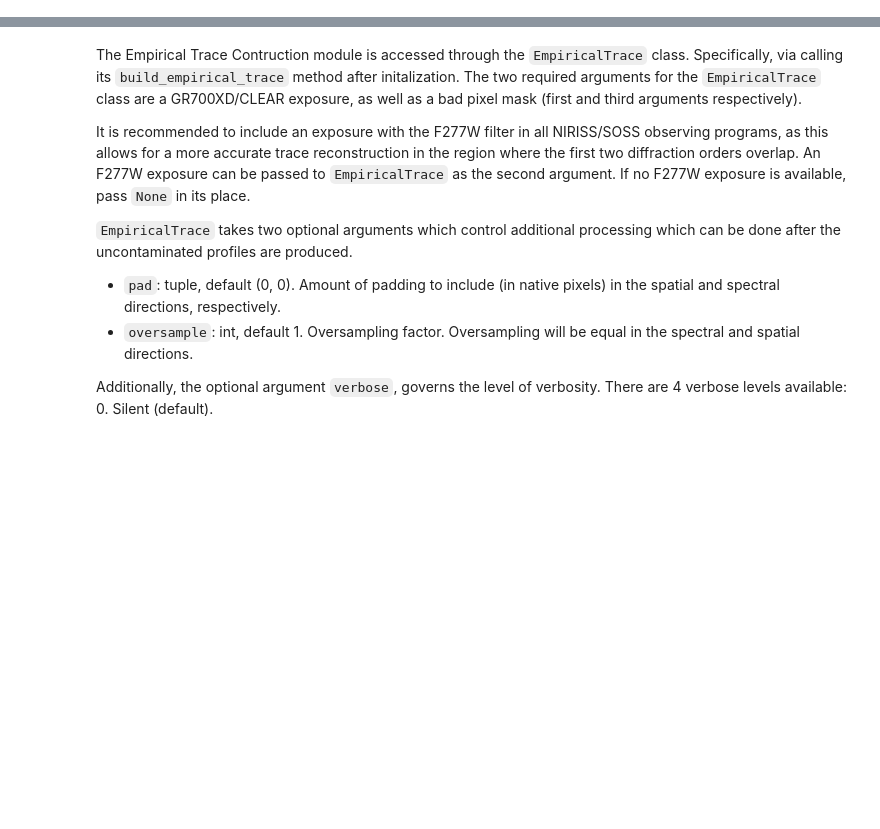
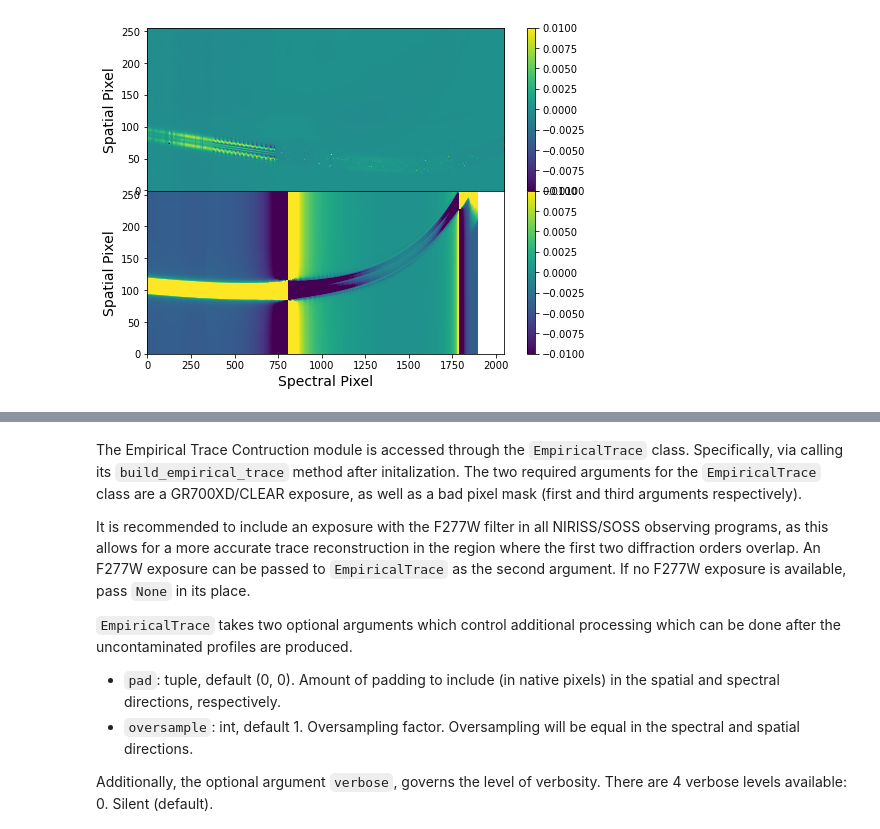
Before and after one commit to njcuk9999/jwst-mtl, a Jupyter notebook: SOSS/extract/Empirical_Trace/empirical_trace.ipynb, the cells around one changed output, grey strips where cells are left out. Cells and saved outputs as stored; diff of their text form; code cells hidden in the pictures; blank space fills up the shorter version.

```diff
--- a/SOSS/extract/Empirical_Trace/empirical_trace.ipynb
+++ b/SOSS/extract/Empirical_Trace/empirical_trace.ipynb
@@ -63,0 +165,40 @@ f.tight_layout()
+# %%
+# Add back floor that was subtracted off and column normalize
+etrace.order1 += floor
+etrace.order1 /= np.sum(etrace.order1, axis=0)
+
+etrace.order2 += floor
+etrace.order2 /= np.sum(etrace.order2, axis=0)
+# %%
+# Get sim reference profiles
+order1 = fits.getdata('/Users/michaelradica/transfer/ref_specprofile.fits', 1)
+binned_array = order1[40:-40, 40:-40].reshape(256, 2, 2048, 2)
+order1 = binned_array.mean(-1).sum(1)
+order1 /= np.sum(order1, axis=0)
+order2 = fits.getdata('/Users/michaelradica/transfer/ref_specprofile.fits', 2)
+binned_array = order2[40:-40, 40:-40].reshape(256, 2, 2048, 2)
+order2 = binned_array.mean(-1).sum(1)
+order2 /= np.sum(order2, axis=0)
+# %%
+fig = plt.figure(figsize=(8, 6))
+gs = gridspec.GridSpec(2, 1, height_ratios=[1, 1])
+
+ax1 = plt.subplot(gs[0])
+plt.imshow((order1 - etrace.order1), origin='lower', aspect='auto', vmax=0.01, vmin=-0.01)
+plt.colorbar()
+ax1.set_ylabel('Spatial Pixel', fontsize=14)
+ax1.xaxis.set_major_formatter(plt.NullFormatter())
+
+ax2 = plt.subplot(gs[1])
+plt.imshow((order2 - etrace.order2), origin='lower', aspect='auto', vmax=0.01, vmin=-0.01)
+plt.colorbar()
+ax2.set_xlabel('Spectral Pixel', fontsize=14)
+ax2.set_ylabel('Spatial Pixel', fontsize=14)
+
+plt.xlim(0, 2048)
+plt.ylim(0, 256)
+
+plt.subplots_adjust(wspace=0, hspace=0)
+plt.show()
+# %% [output]
+[figure, added]
```
Also changed, not shown: parts of 36 cells of this notebook, 7 other files.
